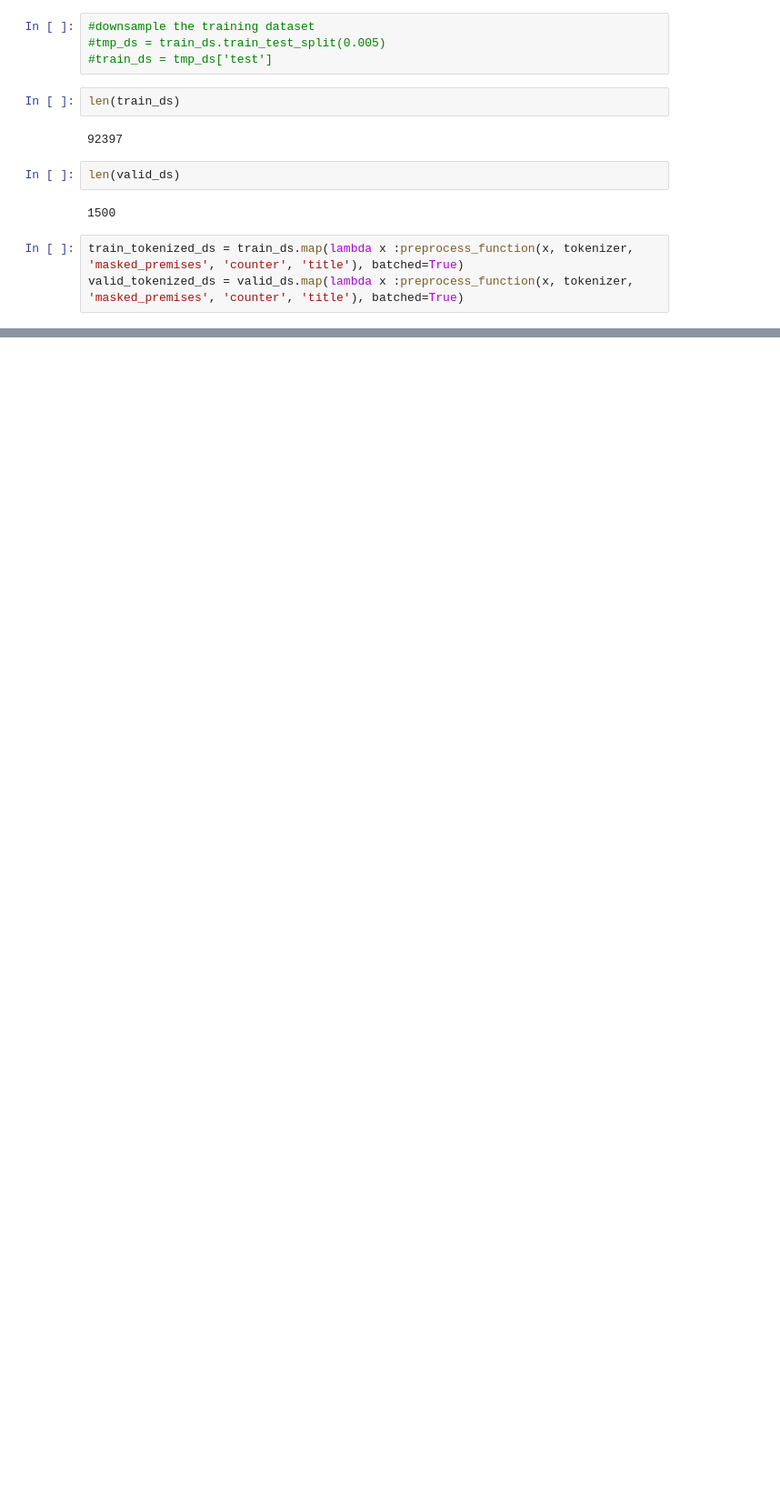
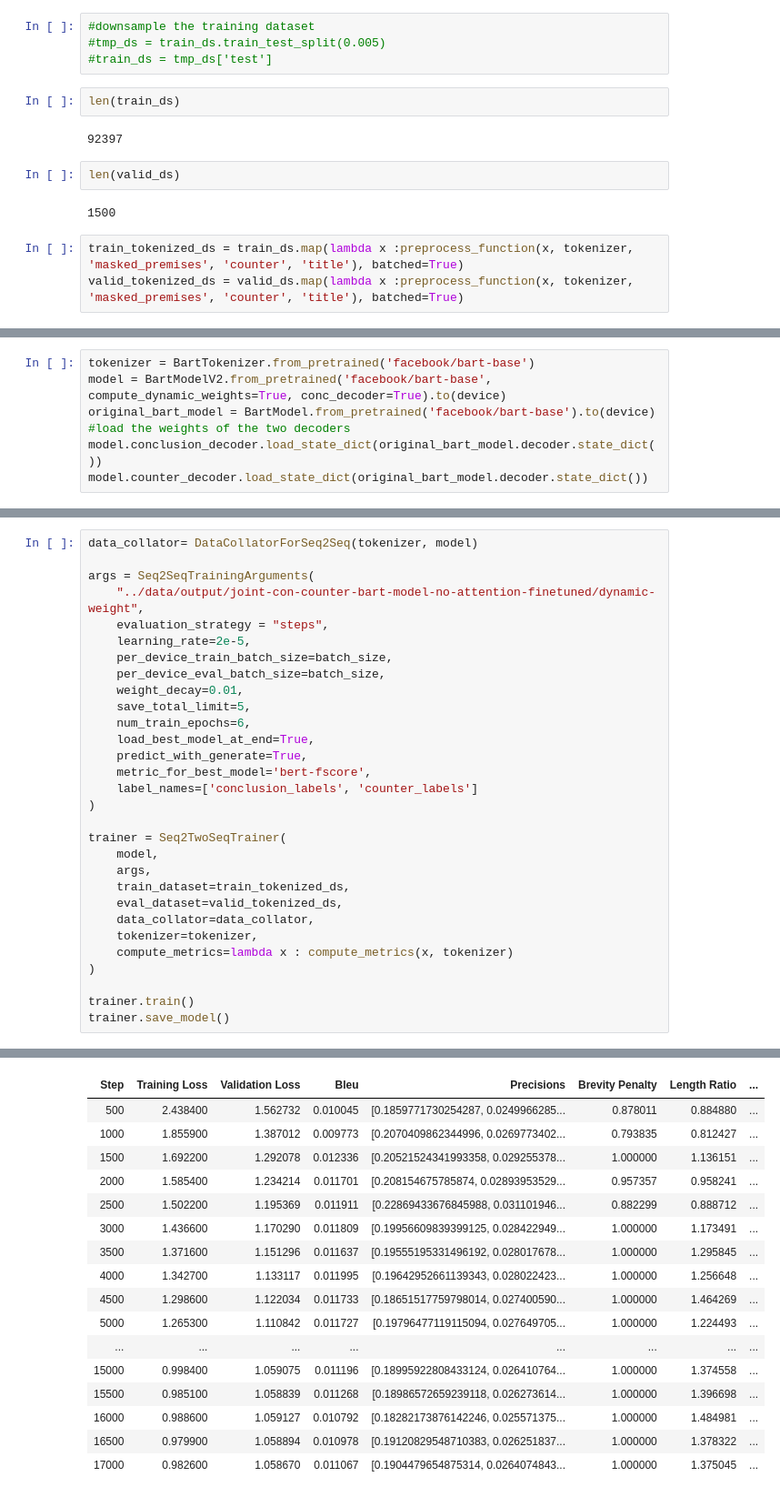
Before and after one commit to webis-de/eacl23-conclusion-based-counter-argument-generation, a Jupyter notebook: src-ipynb/train_bart_for_conc_and_ca_generation-jointly.ipynb, the cells around one changed output, grey strips where cells are left out. Shown at 91% size. Drawn from its saved outputs; the diff is of its cells as text; blank space fills up the shorter version.

```diff
--- a/src-ipynb/train_bart_for_conc_and_ca_generation-jointly.ipynb
+++ b/src-ipynb/train_bart_for_conc_and_ca_generation-jointly.ipynb
@@ -236,0 +151,7 @@ Deleting older checkpoint [../data/output/joint-con-counter-bart-model-no-attent
+# %%
+tokenizer = BartTokenizer.from_pretrained('facebook/bart-base')
+model = BartModelV2.from_pretrained('facebook/bart-base', compute_dynamic_weights=True, conc_decoder=True).to(device)
+original_bart_model = BartModel.from_pretrained('facebook/bart-base').to(device)
+#load the weights of the two decoders
+model.conclusion_decoder.load_state_dict(original_bart_model.decoder.state_dict())
+model.counter_decoder.load_state_dict(original_bart_model.decoder.state_dict())
@@ -236,0 +165,31 @@ Deleting older checkpoint [../data/output/joint-con-counter-bart-model-no-attent
+# %%
+data_collator= DataCollatorForSeq2Seq(tokenizer, model)
+
+args = Seq2SeqTrainingArguments(
+    "../data/output/joint-con-counter-bart-model-no-attention-finetuned/dynamic-weight",
+    evaluation_strategy = "steps",
+    learning_rate=2e-5,
+    per_device_train_batch_size=batch_size,
+    per_device_eval_batch_size=batch_size,
+    weight_decay=0.01,
+    save_total_limit=5,
+    num_train_epochs=6,
+    load_best_model_at_end=True,
+    predict_with_generate=True,
+    metric_for_best_model='bert-fscore',
+    label_names=['conclusion_labels', 'counter_labels']
+)
+
+trainer = Seq2TwoSeqTrainer(
+    model,
+    args,
+    train_dataset=train_tokenized_ds,
+    eval_dataset=valid_tokenized_ds,
+    data_collator=data_collator,
+    tokenizer=tokenizer,
+    compute_metrics=lambda x : compute_metrics(x, tokenizer)
+)
+
+trainer.train()
+trainer.save_model()
+# %% [output]
@@ -236,0 +205,17 @@ Deleting older checkpoint [../data/output/joint-con-counter-bart-model-no-attent
+| Step | Training Loss | Validation Loss | Bleu | Precisions | Brevity Penalty | Length Ratio | ... |
+| 500 | 2.438400 | 1.562732 | 0.010045 | [0.1859771730254287, 0.0249966285... | 0.878011 | 0.884880 | ... |
+| 1000 | 1.855900 | 1.387012 | 0.009773 | [0.2070409862344996, 0.0269773402... | 0.793835 | 0.812427 | ... |
+| 1500 | 1.692200 | 1.292078 | 0.012336 | [0.20521524341993358, 0.029255378... | 1.000000 | 1.136151 | ... |
+| 2000 | 1.585400 | 1.234214 | 0.011701 | [0.208154675785874, 0.02893953529... | 0.957357 | 0.958241 | ... |
+| 2500 | 1.502200 | 1.195369 | 0.011911 | [0.22869433676845988, 0.031101946... | 0.882299 | 0.888712 | ... |
+| 3000 | 1.436600 | 1.170290 | 0.011809 | [0.19956609839399125, 0.028422949... | 1.000000 | 1.173491 | ... |
+| 3500 | 1.371600 | 1.151296 | 0.011637 | [0.19555195331496192, 0.028017678... | 1.000000 | 1.295845 | ... |
+| 4000 | 1.342700 | 1.133117 | 0.011995 | [0.19642952661139343, 0.028022423... | 1.000000 | 1.256648 | ... |
+| 4500 | 1.298600 | 1.122034 | 0.011733 | [0.18651517759798014, 0.027400590... | 1.000000 | 1.464269 | ... |
+| 5000 | 1.265300 | 1.110842 | 0.011727 | [0.19796477119115094, 0.027649705... | 1.000000 | 1.224493 | ... |
+| ... | ... | ... | ... | ... | ... | ... | ... |
+| 15000 | 0.998400 | 1.059075 | 0.011196 | [0.18995922808433124, 0.026410764... | 1.000000 | 1.374558 | ... |
+| 15500 | 0.985100 | 1.058839 | 0.011268 | [0.18986572659239118, 0.026273614... | 1.000000 | 1.396698 | ... |
+| 16000 | 0.988600 | 1.059127 | 0.010792 | [0.18282173876142246, 0.025571375... | 1.000000 | 1.484981 | ... |
+| 16500 | 0.979900 | 1.058894 | 0.010978 | [0.19120829548710383, 0.026251837... | 1.000000 | 1.378322 | ... |
+| 17000 | 0.982600 | 1.058670 | 0.011067 | [0.1904479654875314, 0.0264074843... | 1.000000 | 1.375045 | ... |
```
Also changed, not shown: parts of 6 cells of this notebook, 5 other files.
